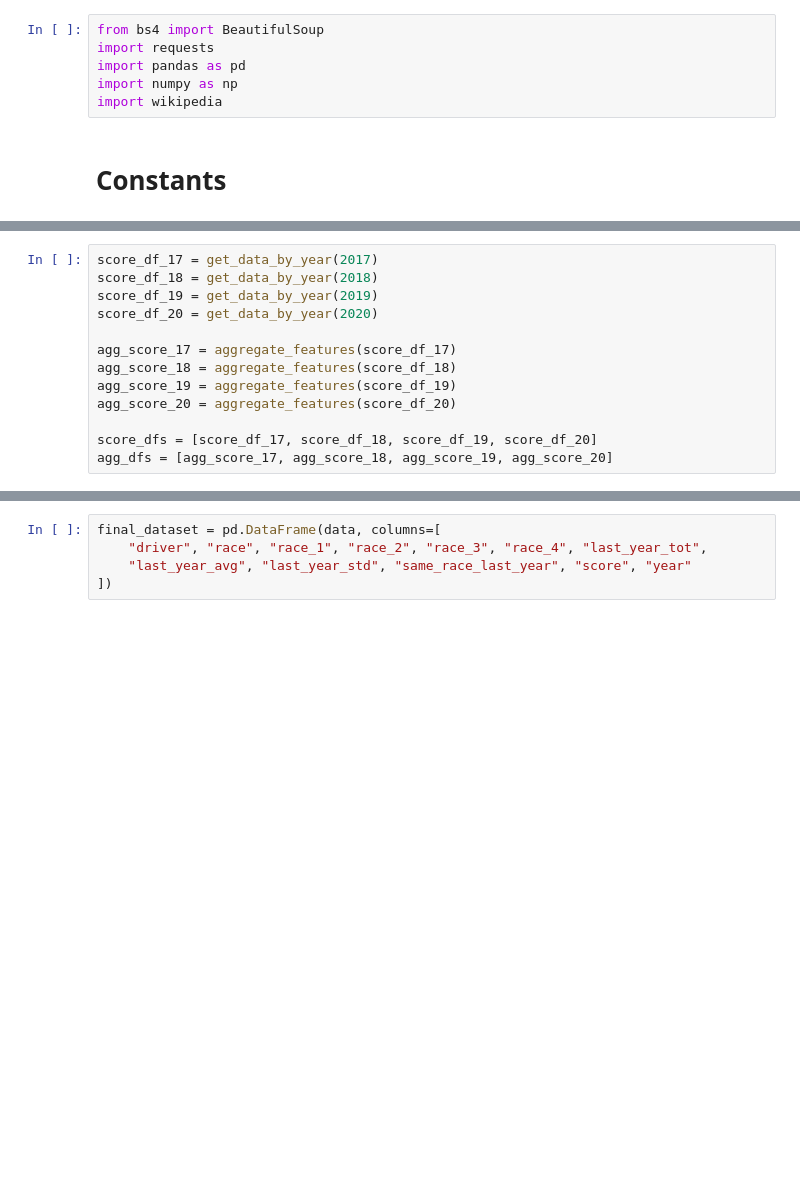
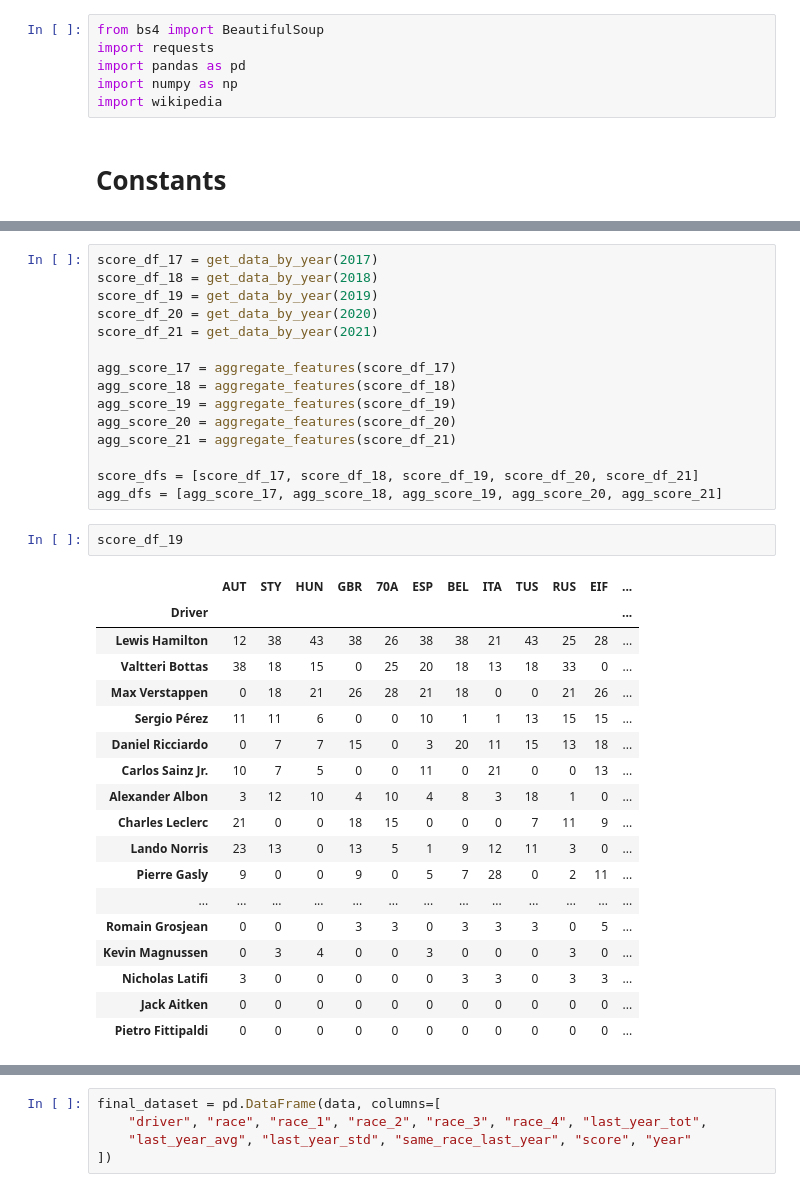
Before and after one commit to trentwoodbury/f1-simulator, a Jupyter notebook: data_scraping.ipynb, the cells around one changed output, grey strips where cells are left out. Saved outputs shown, nothing was run; the diff lists cells and outputs as text; blank space fills up the shorter version.

```diff
--- a/data_scraping.ipynb
+++ b/data_scraping.ipynb
@@ -239,14 +272,37 @@ score_df_17 = get_data_by_year(2017)
 score_df_18 = get_data_by_year(2018)
 score_df_19 = get_data_by_year(2019)
 score_df_20 = get_data_by_year(2020)
+score_df_21 = get_data_by_year(2021)
 
 agg_score_17 = aggregate_features(score_df_17)
 agg_score_18 = aggregate_features(score_df_18)
 agg_score_19 = aggregate_features(score_df_19)
 agg_score_20 = aggregate_features(score_df_20)
+agg_score_21 = aggregate_features(score_df_21)
 
-score_dfs = [score_df_17, score_df_18, score_df_19, score_df_20]
-agg_dfs = [agg_score_17, agg_score_18, agg_score_19, agg_score_20]
+score_dfs = [score_df_17, score_df_18, score_df_19, score_df_20, score_df_21]
+agg_dfs = [agg_score_17, agg_score_18, agg_score_19, agg_score_20, agg_score_21]
+# %%
+score_df_19
+# %% [output]
+|  | AUT | STY | HUN | GBR | 70A | ESP | BEL | ITA | TUS | RUS | EIF | ... |
+| Driver |  |  |  |  |  |  |  |  |  |  |  | ... |
+| Lewis Hamilton | 12 | 38 | 43 | 38 | 26 | 38 | 38 | 21 | 43 | 25 | 28 | ... |
+| Valtteri Bottas | 38 | 18 | 15 | 0 | 25 | 20 | 18 | 13 | 18 | 33 | 0 | ... |
+| Max Verstappen | 0 | 18 | 21 | 26 | 28 | 21 | 18 | 0 | 0 | 21 | 26 | ... |
+| Sergio Pérez | 11 | 11 | 6 | 0 | 0 | 10 | 1 | 1 | 13 | 15 | 15 | ... |
+| Daniel Ricciardo | 0 | 7 | 7 | 15 | 0 | 3 | 20 | 11 | 15 | 13 | 18 | ... |
+| Carlos Sainz Jr. | 10 | 7 | 5 | 0 | 0 | 11 | 0 | 21 | 0 | 0 | 13 | ... |
+| Alexander Albon | 3 | 12 | 10 | 4 | 10 | 4 | 8 | 3 | 18 | 1 | 0 | ... |
+| Charles Leclerc | 21 | 0 | 0 | 18 | 15 | 0 | 0 | 0 | 7 | 11 | 9 | ... |
+| Lando Norris | 23 | 13 | 0 | 13 | 5 | 1 | 9 | 12 | 11 | 3 | 0 | ... |
+| Pierre Gasly | 9 | 0 | 0 | 9 | 0 | 5 | 7 | 28 | 0 | 2 | 11 | ... |
+| ... | ... | ... | ... | ... | ... | ... | ... | ... | ... | ... | ... | ... |
+| Romain Grosjean | 0 | 0 | 0 | 3 | 3 | 0 | 3 | 3 | 3 | 0 | 5 | ... |
+| Kevin Magnussen | 0 | 3 | 4 | 0 | 0 | 3 | 0 | 0 | 0 | 3 | 0 | ... |
+| Nicholas Latifi | 3 | 0 | 0 | 0 | 0 | 0 | 3 | 3 | 0 | 3 | 3 | ... |
+| Jack Aitken | 0 | 0 | 0 | 0 | 0 | 0 | 0 | 0 | 0 | 0 | 0 | ... |
+| Pietro Fittipaldi | 0 | 0 | 0 | 0 | 0 | 0 | 0 | 0 | 0 | 0 | 0 | ... |
 # %%
 data = [] # data that'll be used for the training/testing dataframes
 for year_idx, score_df in enumerate(score_dfs):
```
Also changed, not shown: parts of 4 cells of this notebook, 2 other files.
